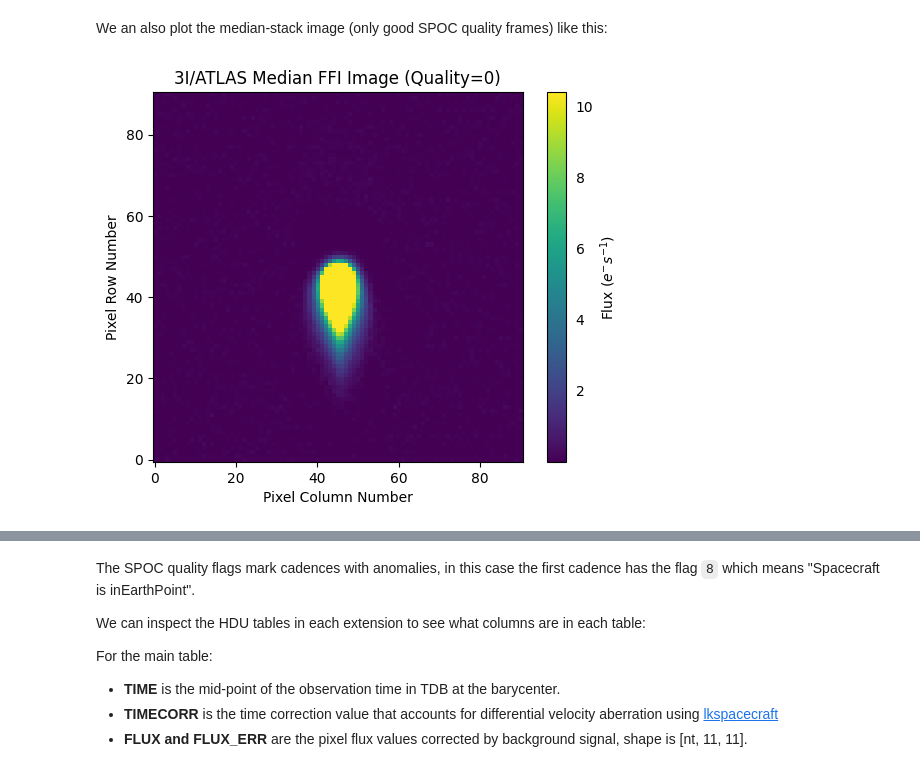
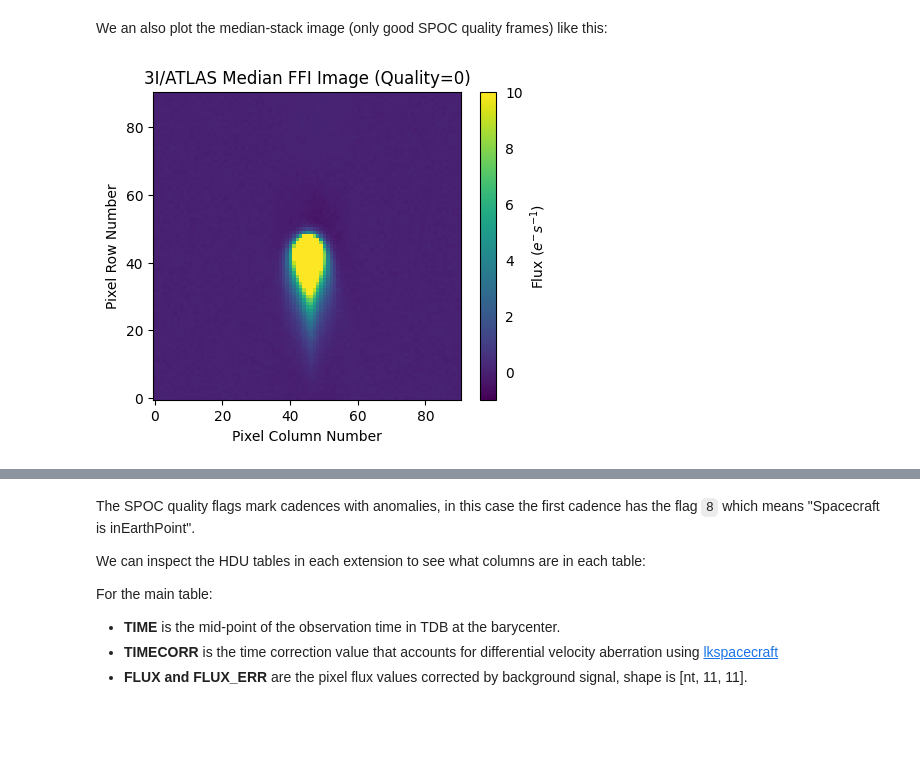
Before and after one commit to tessgi/tess-3i, a Jupyter notebook: notebooks/2026/open_hlsp_data.ipynb, the cells around one changed output, grey strips where cells are left out. Saved outputs shown, nothing was run; the diff lists cells and outputs as text; code cells hidden in the pictures; blank space fills up the shorter version.

```diff
--- a/notebooks/2026/open_hlsp_data.ipynb
+++ b/notebooks/2026/open_hlsp_data.ipynb
@@ -52,8 +77,8 @@ Here' we see 4 extension:
 
 Now, let's open the `tp` file with `lightkurve`:
 # %%
-tpf = lk.read(
-    "../../data/2026/hlsp_tess-3i_tess_ffi_3iatlas-s1751-cam2-ccd3_tess_v1.1_tp.fits",
+tpf = lk.TessTargetPixelFile(
+    f"../../data/2026/hlsp_tess-3i_tess_ffi_3iatlas-s1751-cam2-ccd3_tess_v{version}_tp.fits",
     quality_bitmask="none",  # we set quality_bitmask to none to see all data
 )
 tpf.target = "3I/ATLAS"  # set a more user-friendly name for plots
@@ -98,13 +108,22 @@ plt.show()
 # %% [markdown]
 We an also plot the median-stack image (only good SPOC quality frames) like this:
 # %%
+fig, ax = plt.subplots(figsize=(5,4))
 lk.targetpixelfile.plot_image(
     sigma_clipped_stats(tpf.flux[tpf.quality == 0], axis=0)[1],
-    title=f"{tpf.target} Median FFI Image (Quality=0)"
+    title=f"{tpf.target} Median FFI Image (Quality=0)",
+    vmin=-1,
+    vmax=10,
+    ax=ax,
     )
+plt.savefig(
+    "../../data/2026/figures/tess_3iatlas_spoc_s1751_med_stack.png",
+    dpi=300,
+    bbox_inches="tight",
+)
 plt.show()
 # %% [output]
-[figure, old version]
+[figure, new version]
 # %%
 # this is the SPOC quality flag array
 tpf.quality
```
Also changed, not shown: parts of 20 cells of this notebook, 11 other files.
